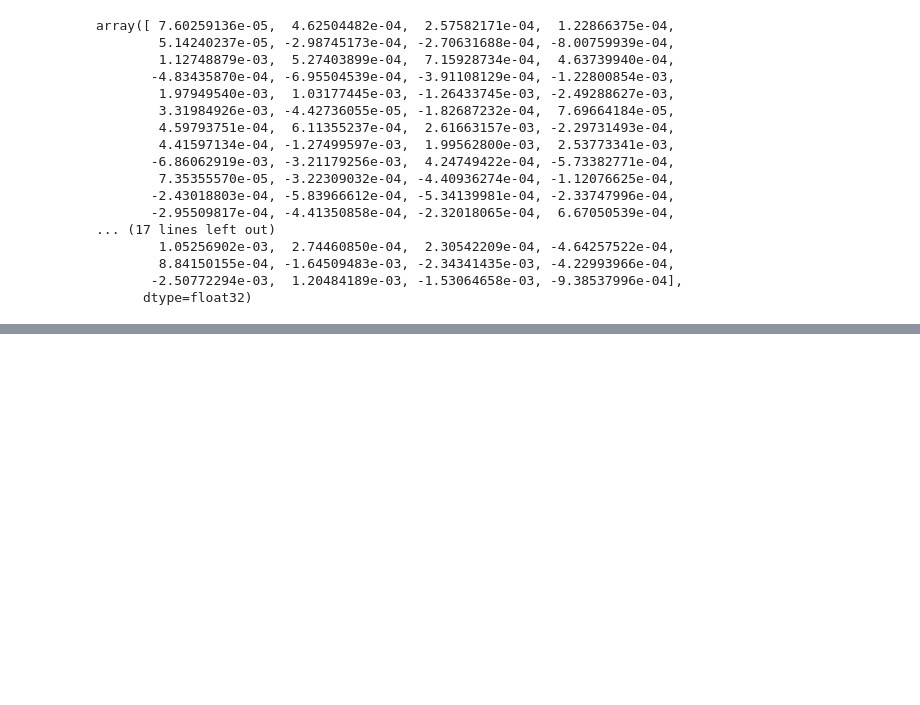
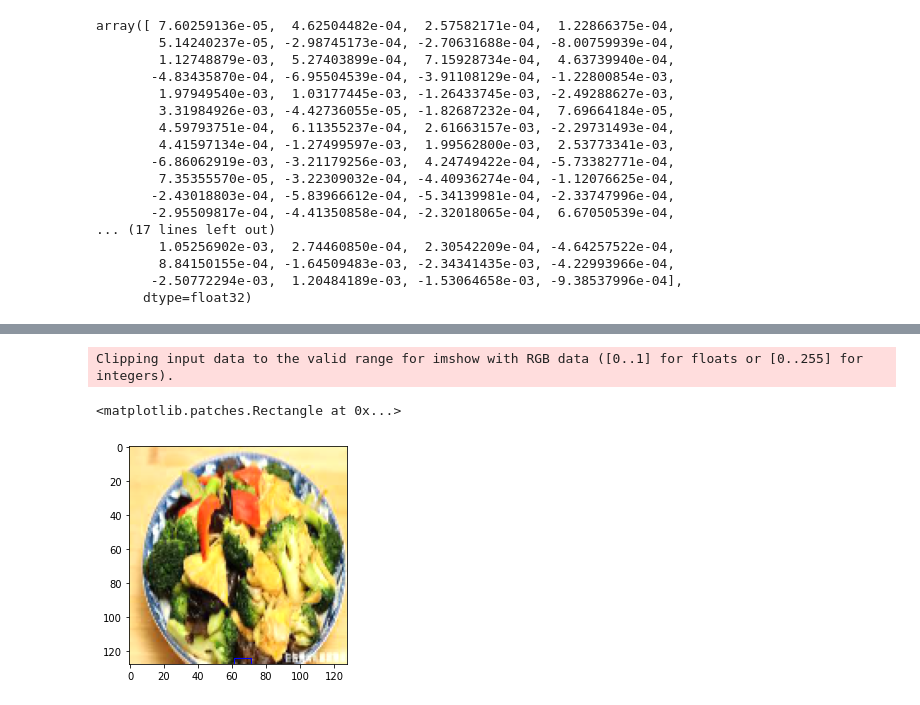
Before and after one commit to willpyt98/CS4243_Project, a Jupyter notebook: zsmnb.ipynb, the cells around one changed output, grey strips where cells are left out. Cells and saved outputs as stored; diff of their text form; code cells hidden in the pictures; blank space fills up the shorter version.

```diff
--- a/zsmnb.ipynb
+++ b/zsmnb.ipynb
@@ -733,0 +742,16 @@ array([ 7.60259136e-05,  4.62504482e-04,  2.57582171e-04,  1.22866375e-04,
+# %%
+import matplotlib.patches as patches
+fig, ax = plt.subplots()
+
+# Display the image
+ax.imshow(pic)
+
+# Create a Rectangle patch
+rect = patches.Rectangle(np.unravel_index(product.argmax(), product.shape), 10, 10, linewidth=1, edgecolor='b', facecolor='none')
+
+# Add the patch to the Axes
+ax.add_patch(rect)
+# %% [output]
+Clipping input data to the valid range for imshow with RGB data ([0..1] for floats or [0..255] for integers).
+<matplotlib.patches.Rectangle at 0x...>
+[figure, added]
```
Also changed, not shown: parts of 2 cells of this notebook.
